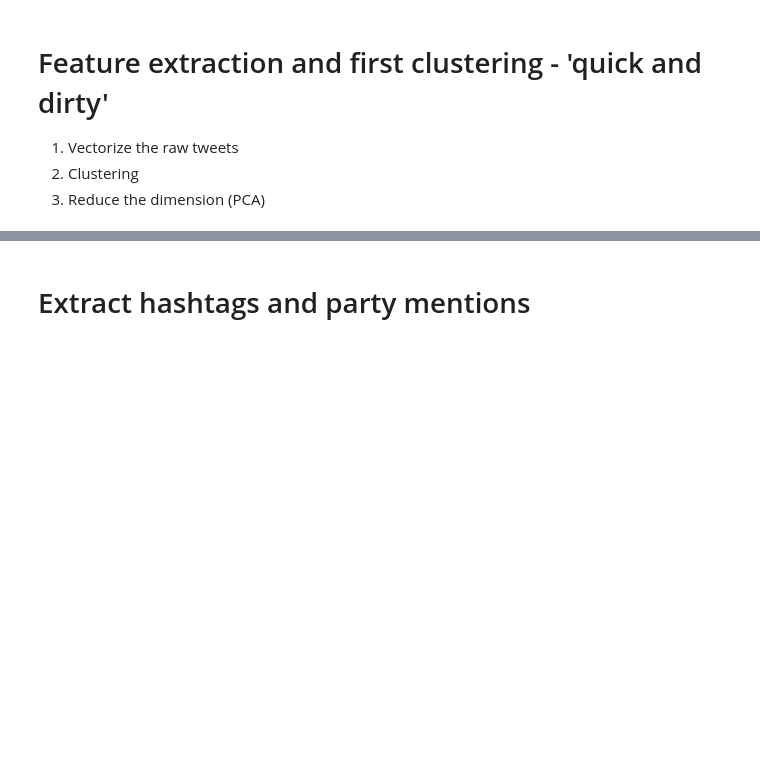
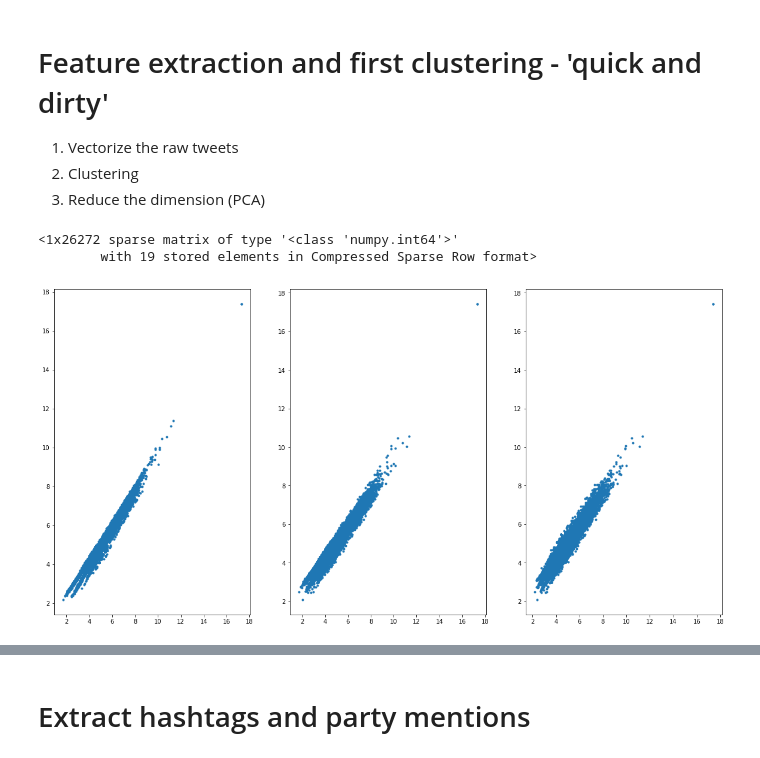
Before and after one commit to FranziSchmitt/Twitter_sentimentanalysis, a Jupyter notebook: Scripts/text_preprocessing.ipynb, the cells around one changed output, grey strips where cells are left out. Saved outputs shown, nothing was run; the diff lists cells and outputs as text; code cells hidden in the pictures; blank space fills up the shorter version.

```diff
--- a/Scripts/text_preprocessing.ipynb
+++ b/Scripts/text_preprocessing.ipynb
@@ -277,7 +166,23 @@ from sklearn.cluster import KMeans
 from sklearn.decomposition import PCA
 # %%
 vectorizer  = CountVectorizer()
-text = (clean_df_AFD.loc[:, 'text']).tolist()
+df = data["AfD"]
+text = (df.loc[:, 'full_text']).tolist()
 X = vectorizer.fit_transform(text)
+# %%
+X[0]
+# %% [output]
+<1x26272 sparse matrix of type '<class 'numpy.int64'>'
+        with 19 stored elements in Compressed Sparse Row format>
 # %%
-clsf = KMeans(n_clusters=2, random_state=123).fit(X)
+clsf = KMeans(n_clusters=3, random_state=123).fit(X)
+# %%
+y = clsf.transform(X)
+# %%
+f, ax = plt.subplots(1,3, figsize=(20,10))
+ax[0].plot(y[:, 0], y[:, 1], ".")
+ax[1].plot(y[:, 0], y[:, 2], ".")
+ax[2].plot(y[:, 1], y[:, 2], ".")
+plt.show()
+# %% [output]
+[figure, added]
```
Also changed, not shown: parts of 26 cells of this notebook, 1 other file.
